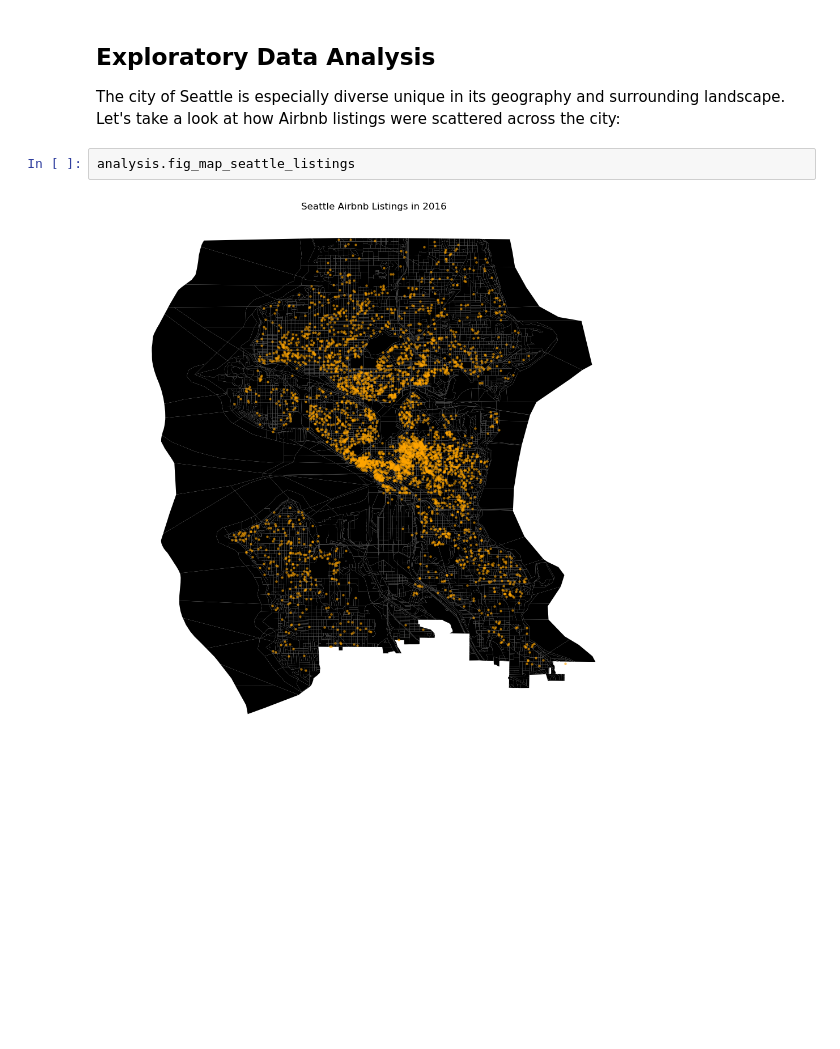
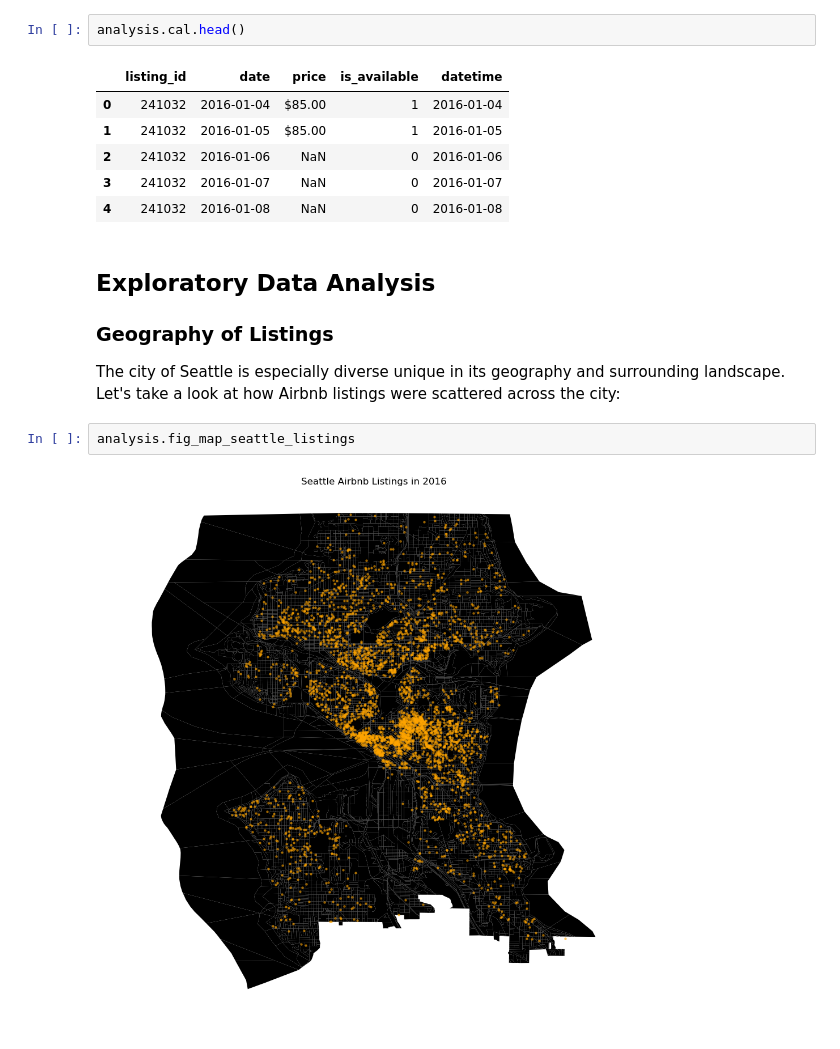
Before and after one commit to kevinhuynh23/RACK, a Jupyter notebook: report.ipynb, the cells around one changed output. Saved outputs shown, nothing was run; the diff lists cells and outputs as text; blank space fills up the shorter version.

Commit message:
added comments for exploratory analysis

```diff
--- a/report.ipynb
+++ b/report.ipynb
@@ -48,9 +33,20 @@ analysis.lis_raw.head()
 | 3 | 0.0 | 0.0 | 0.0 | 0.0 | 0.0 | 0.0 | 0.0 | 0.0 | 0.0 | ... |
 | 4 | 278830.0 | 5.0 | 29.0 | 85.0 | 174.0 | 89.0 | 2.0 | 56.0 | 62.0 | ... |
 5 rows × 46 columns
+# %%
+analysis.cal.head()
+# %% [output]
+|  | listing_id | date | price | is_available | datetime |
+| 0 | 241032 | 2016-01-04 | $85.00 | 1 | 2016-01-04 |
+| 1 | 241032 | 2016-01-05 | $85.00 | 1 | 2016-01-05 |
+| 2 | 241032 | 2016-01-06 | NaN | 0 | 2016-01-06 |
+| 3 | 241032 | 2016-01-07 | NaN | 0 | 2016-01-07 |
+| 4 | 241032 | 2016-01-08 | NaN | 0 | 2016-01-08 |
 # %% [markdown]
 ## Exploratory Data Analysis
 
+### Geography of Listings
+
 The city of Seattle is especially diverse unique in its geography and surrounding landscape. Let's take a look at how Airbnb listings were scattered across the city:
 # %%
 analysis.fig_map_seattle_listings
```
Also changed, not shown: parts of 13 cells of this notebook, 1 other file.
